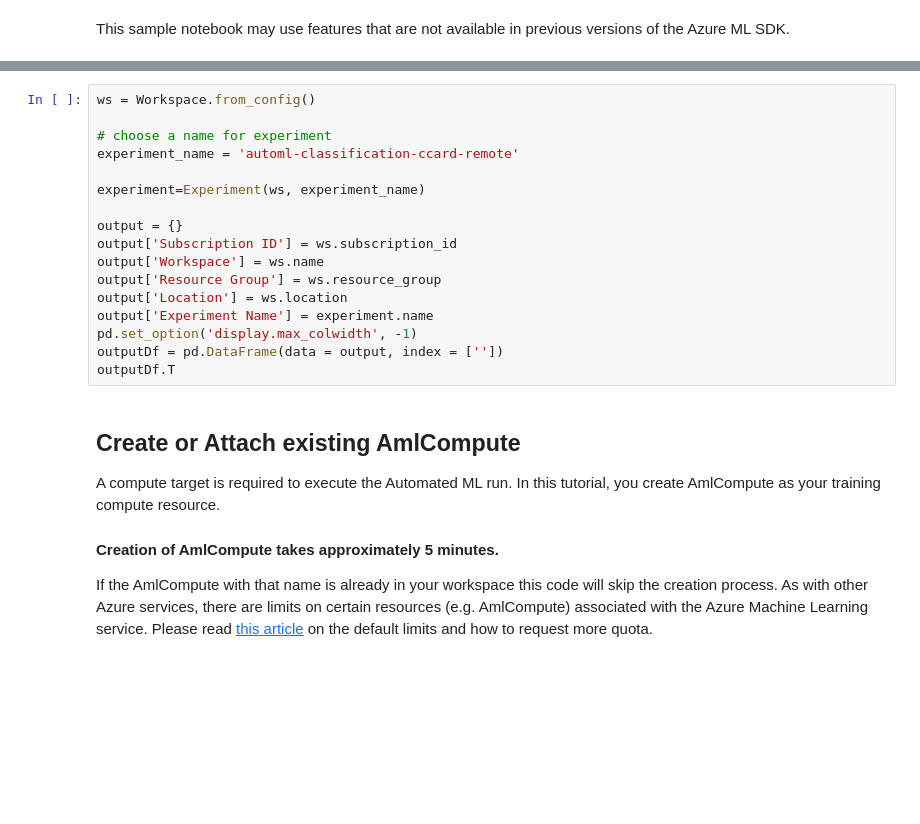
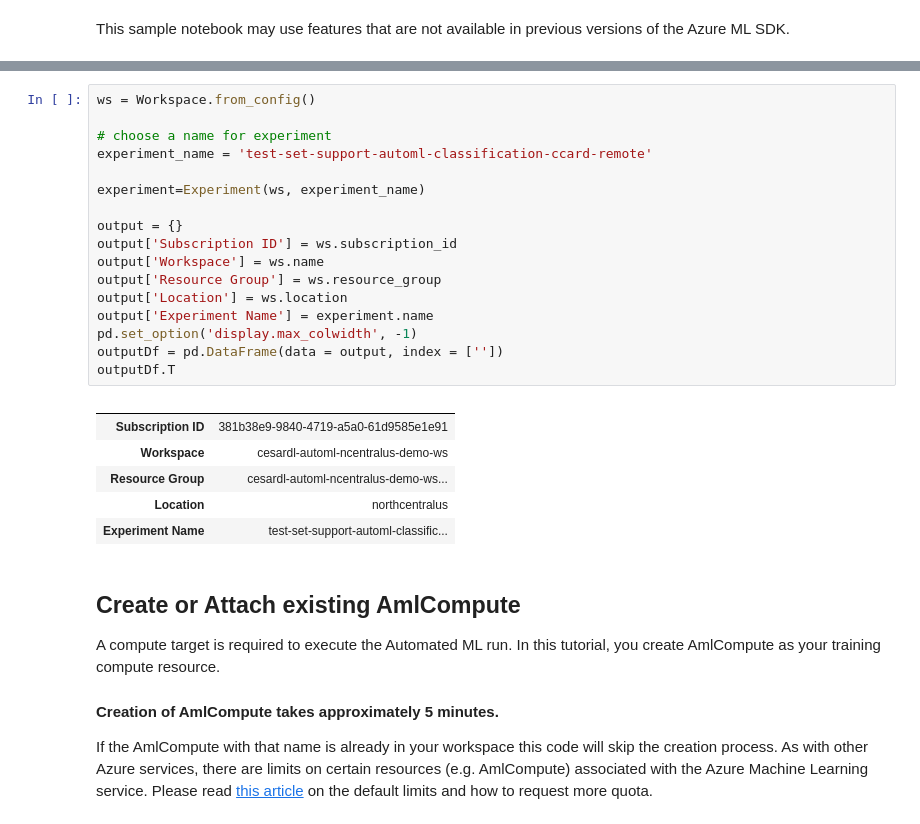
Before and after one commit to Azure/automl-testdataset-preview, a Jupyter notebook: notebooks/classification-credit-card-fraud/auto-ml-classification-credit-card-fraud.ipynb, the cells around one changed output, grey strips where cells are left out. Cells and saved outputs as stored; diff of their text form; blank space fills up the shorter version.

Commit message:
TSI notebook updated with CESARDL changes

```diff
--- a/notebooks/classification-credit-card-fraud/auto-ml-classification-credit-card-fraud.ipynb
+++ b/notebooks/classification-credit-card-fraud/auto-ml-classification-credit-card-fraud.ipynb
@@ -54,20 +57,27 @@ print("You are currently using version", azureml.core.VERSION, "of the Azure ML
 # %%
 ws = Workspace.from_config()
 
 # choose a name for experiment
-experiment_name = 'automl-classification-ccard-remote'
+experiment_name = 'test-set-support-automl-classification-ccard-remote'
 
 experiment=Experiment(ws, experiment_name)
 
 output = {}
 output['Subscription ID'] = ws.subscription_id
 output['Workspace'] = ws.name
 output['Resource Group'] = ws.resource_group
 output['Location'] = ws.location
 output['Experiment Name'] = experiment.name
 pd.set_option('display.max_colwidth', -1)
 outputDf = pd.DataFrame(data = output, index = [''])
 outputDf.T
+# %% [output]
+|  |  |
+| Subscription ID | 381b38e9-9840-4719-a5a0-61d9585e1e91 |
+| Workspace | cesardl-automl-ncentralus-demo-ws |
+| Resource Group | cesardl-automl-ncentralus-demo-ws... |
+| Location | northcentralus |
+| Experiment Name | test-set-support-automl-classific... |
 # %% [markdown]
 ## Create or Attach existing AmlCompute
 A compute target is required to execute the Automated ML run. In this tutorial, you create AmlCompute as your training compute resource.
```
Also changed, not shown: parts of 17 cells of this notebook.
